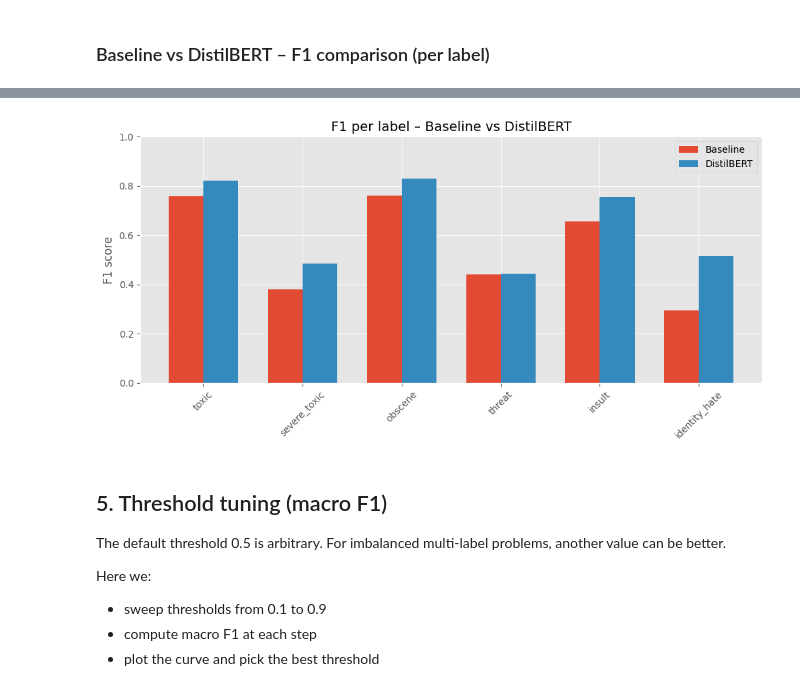
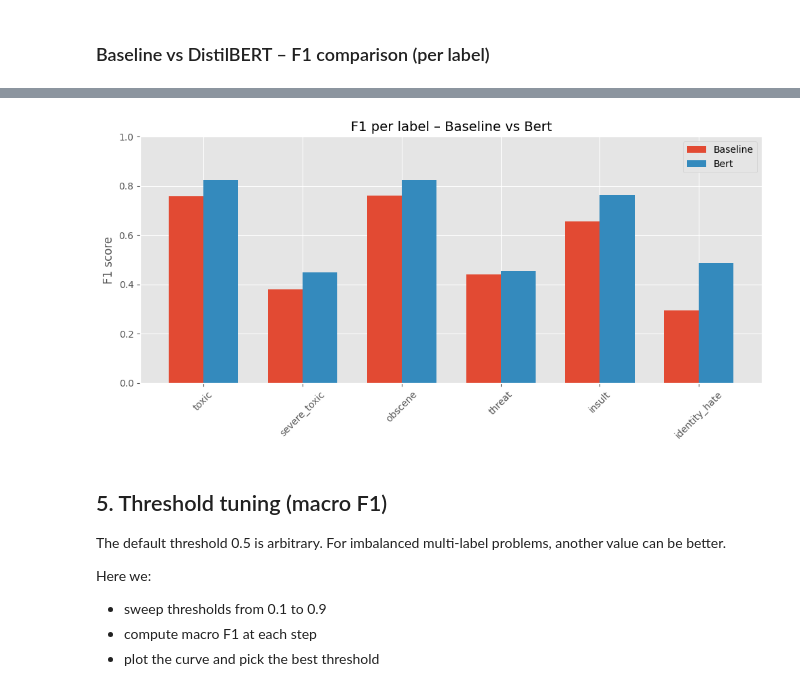
Before and after one commit to Nathan2BLK/2025_DSTI_DeepLearning_Project, a Jupyter notebook: modeling_toxic_comments.ipynb, the cells around one changed output, grey strips where cells are left out. Saved outputs shown, nothing was run; the diff lists cells and outputs as text; code cells hidden in the pictures.

```diff
--- a/modeling_toxic_comments.ipynb
+++ b/modeling_toxic_comments.ipynb
@@ -263,7 +304,7 @@ so that it remains runnable.
 MODEL_NAME = "bert-base-uncased"  # we can try others later such as distilbert-base-uncased
 MAX_LEN = 256
 BATCH_SIZE = 16
-EPOCHS = 1 # start small; we can increase if time/resources allow
+EPOCHS = 3 # start small; we can increase if time/resources allow
 LOG_STRAT = "steps" #or "epoch"
 output_dir = f"./models/{MODEL_NAME.split('-')[0]}_toxic"
 if not os.path.exists(output_dir):
@@ -329,6 +388,7 @@ neg_counts = y_train_np.shape[0] - pos_counts
 
 # Smooth weights for stability
 pos_weight = np.sqrt(neg_counts / (pos_counts + 1e-8))
+pos_weight[label_cols.index("threat")] *= 1.5  # mild boost only for threat
 print("pos_weight per label:")
 for lbl, w in zip(label_cols, pos_weight):
     print(f"{lbl:13s}: {w:.2f}")
@@ -442,12 +517,13 @@ training_args = TrainingArguments(
 )
 
 class WeightedBCETrainer(Trainer):
-    def __init__(self, pos_weight, *args, **kwargs):
+    def __init__(self, pos_weight, train_sampler=None, *args, **kwargs):
         super().__init__(*args, **kwargs)
         self.pos_weight = pos_weight
+        self._train_sampler = train_sampler
 
     def compute_loss(self, model, inputs, return_outputs=False, **kwargs):
-        # HF may pass extra kwargs like num_items_in_batch -> we just ignore them
+        # HF may pass extra kwargs such as num_items_in_batch -> ignore via **kwargs
         labels = inputs.pop("labels")
         outputs = model(**inputs)
         logits = outputs.logits
@@ -460,8 +536,25 @@ class WeightedBCETrainer(Trainer):
             return loss, outputs
         return loss
 
+    def get_train_dataloader(self):
+        """
+        Override to plug in our WeightedRandomSampler.
+        If no sampler is provided, fall back to default Trainer behavior.
+        """
+        if self._train_sampler is None:
+            return super().get_train_dataloader()
+
+        return DataLoader(
+            self.train_dataset,
+            batch_size=self.args.train_batch_size,
+            sampler=self._train_sampler,
+            drop_last=self.args.dataloader_drop_last,
+            num_workers=self.args.dataloader_num_workers,
+        )
+
 trainer = WeightedBCETrainer(
     pos_weight=pos_weight_tensor,
+    train_sampler=train_sampler,   # oversampling here
     model=model,
     args=training_args,
     train_dataset=train_dataset,
@@ -593,20 +712,20 @@ compare_df
 # %%
 plt.figure(figsize=(10, 5))
 x = np.arange(len(compare_df))
 width = 0.35
 
 plt.bar(x - width / 2, compare_df["f1_baseline"], width, label="Baseline")
-plt.bar(x + width / 2, compare_df["f1_bert"], width, label="DistilBERT")
+plt.bar(x + width / 2, compare_df["f1_bert"], width, label=f"{MODEL_NAME.split('-')[0].capitalize()}")
 
 plt.xticks(x, compare_df["label"], rotation=45)
 plt.ylim(0, 1.0)
 plt.ylabel("F1 score")
-plt.title("F1 per label – Baseline vs DistilBERT")
+plt.title(f"F1 per label – Baseline vs {MODEL_NAME.split('-')[0].capitalize()}")
 plt.legend()
 plt.tight_layout()
 plt.show()
 # %% [output]
-[figure, old version]
+[figure, new version]
 # %% [markdown]
 ## 5. Threshold tuning (macro F1)
 
```
Also changed, not shown: parts of 20 cells of this notebook.
